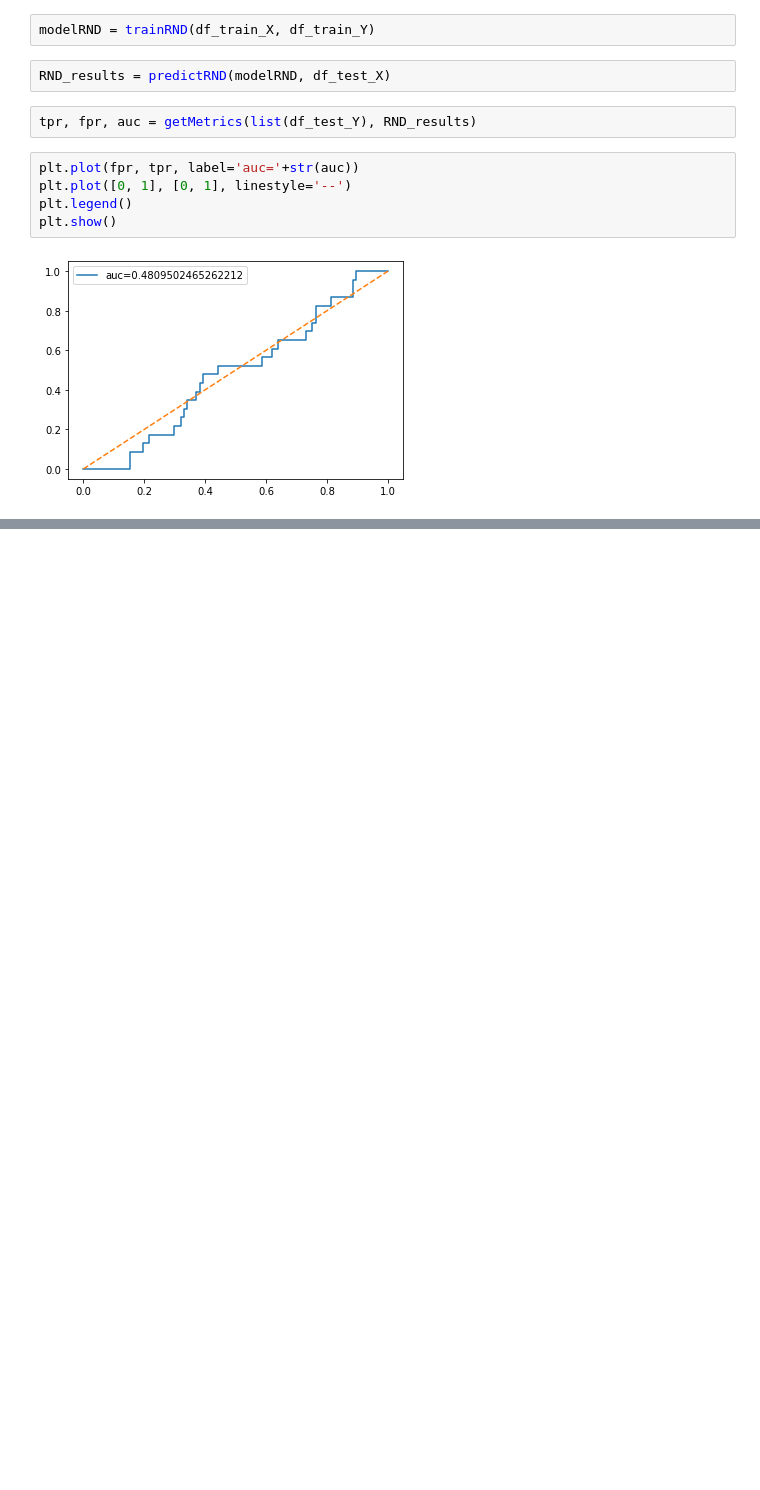
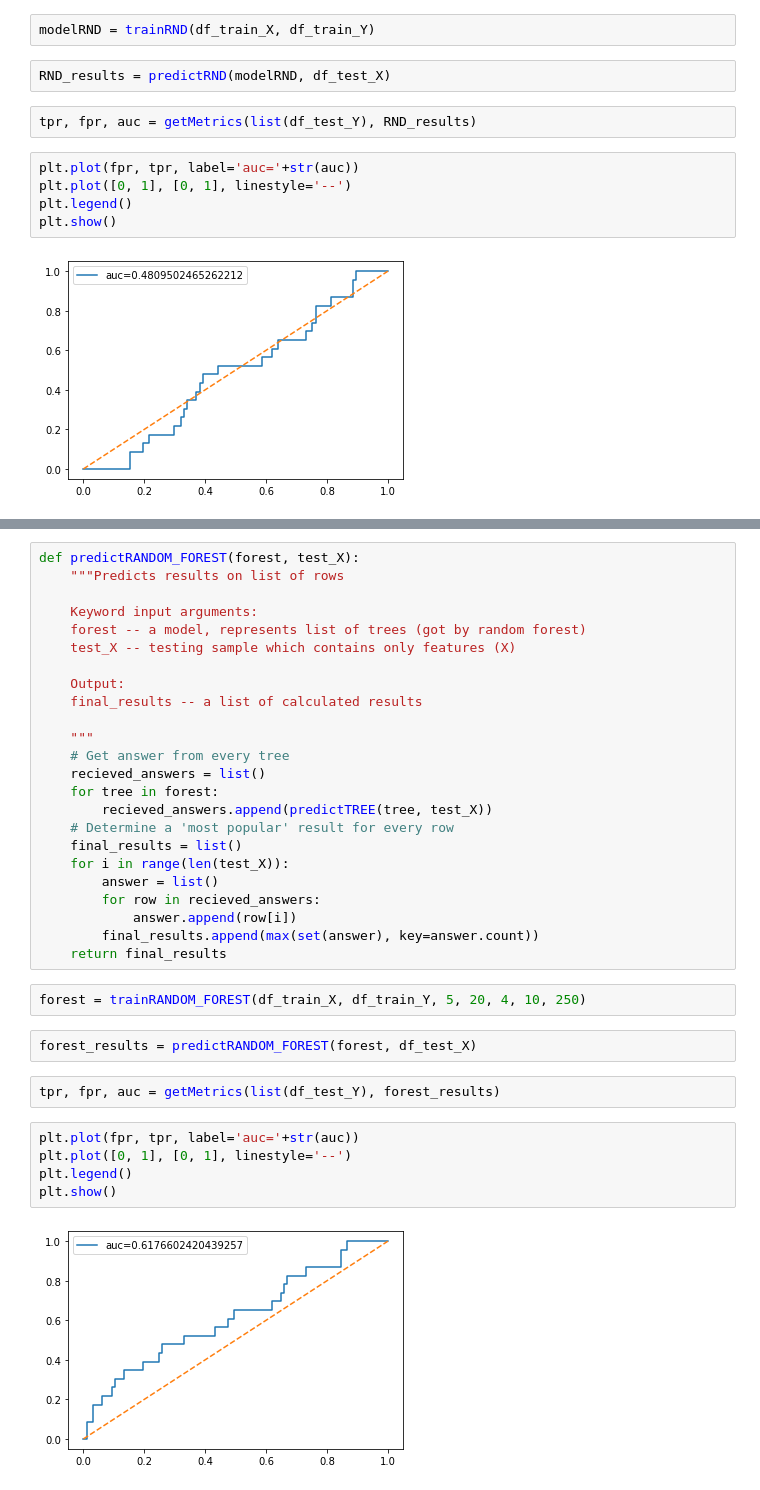
Before and after one commit to SuvorovNM/IntroML_Lab2, a Jupyter notebook: Lab2.ipynb, the cells around one changed output, grey strips where cells are left out. Drawn from its saved outputs; the diff is of its cells as text; blank space fills up the shorter version.

Commit message:
Added Random Forest

```diff
--- a/Lab2.ipynb
+++ b/Lab2.ipynb
@@ -526,0 +599,37 @@ plt.show()
+# %%
+def predictRANDOM_FOREST(forest, test_X):
+    """Predicts results on list of rows
+
+    Keyword input arguments:
+    forest -- a model, represents list of trees (got by random forest)
+    test_X -- testing sample which contains only features (X)
+
+    Output:
+    final_results -- a list of calculated results
+
+    """
+    # Get answer from every tree
+    recieved_answers = list()
+    for tree in forest:
+        recieved_answers.append(predictTREE(tree, test_X))
+    # Determine a 'most popular' result for every row
+    final_results = list()
+    for i in range(len(test_X)):
+        answer = list()
+        for row in recieved_answers:
+            answer.append(row[i])
+        final_results.append(max(set(answer), key=answer.count))
+    return final_results
+# %%
+forest = trainRANDOM_FOREST(df_train_X, df_train_Y, 5, 20, 4, 10, 250)
+# %%
+forest_results = predictRANDOM_FOREST(forest, df_test_X)
+# %%
+tpr, fpr, auc = getMetrics(list(df_test_Y), forest_results)
+# %%
+plt.plot(fpr, tpr, label='auc='+str(auc))
+plt.plot([0, 1], [0, 1], linestyle='--')
+plt.legend()
+plt.show()
+# %% [output]
+[figure, added]
```
Also changed, not shown: parts of 19 cells of this notebook.
